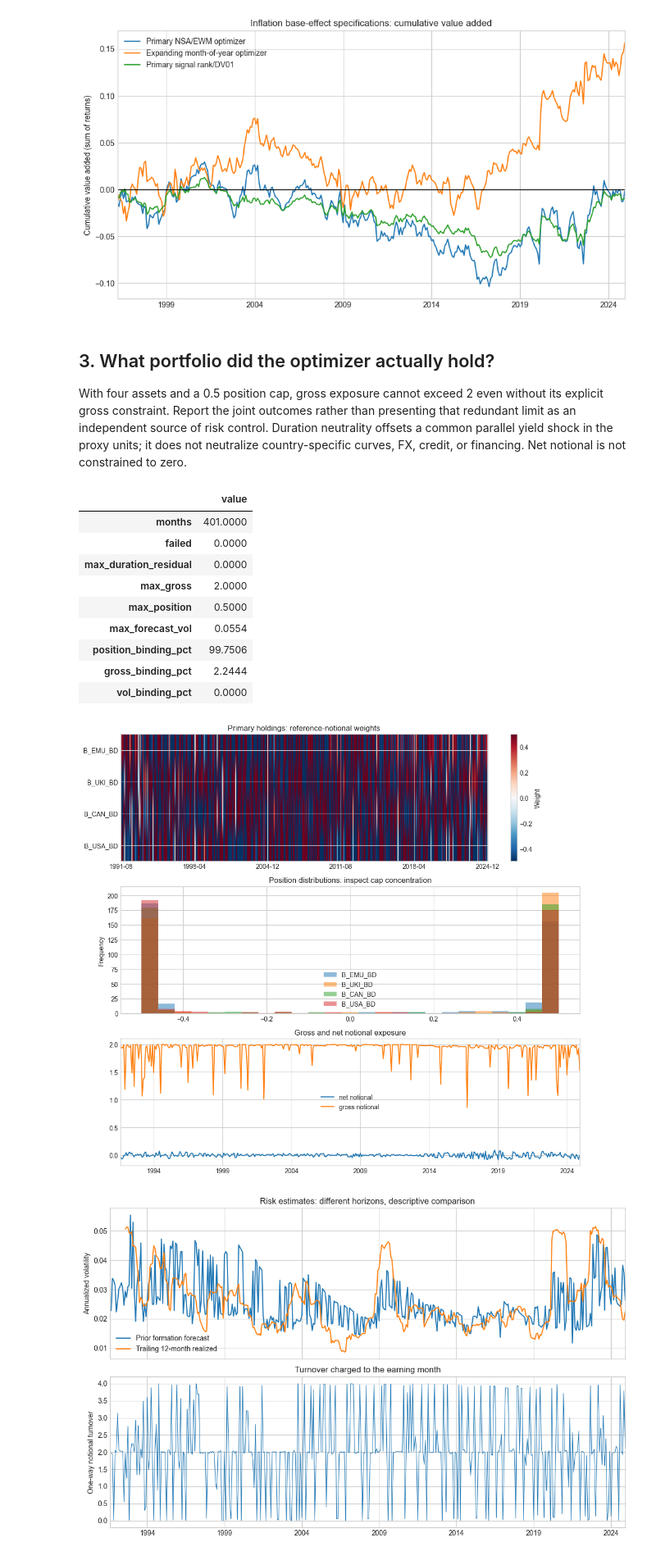
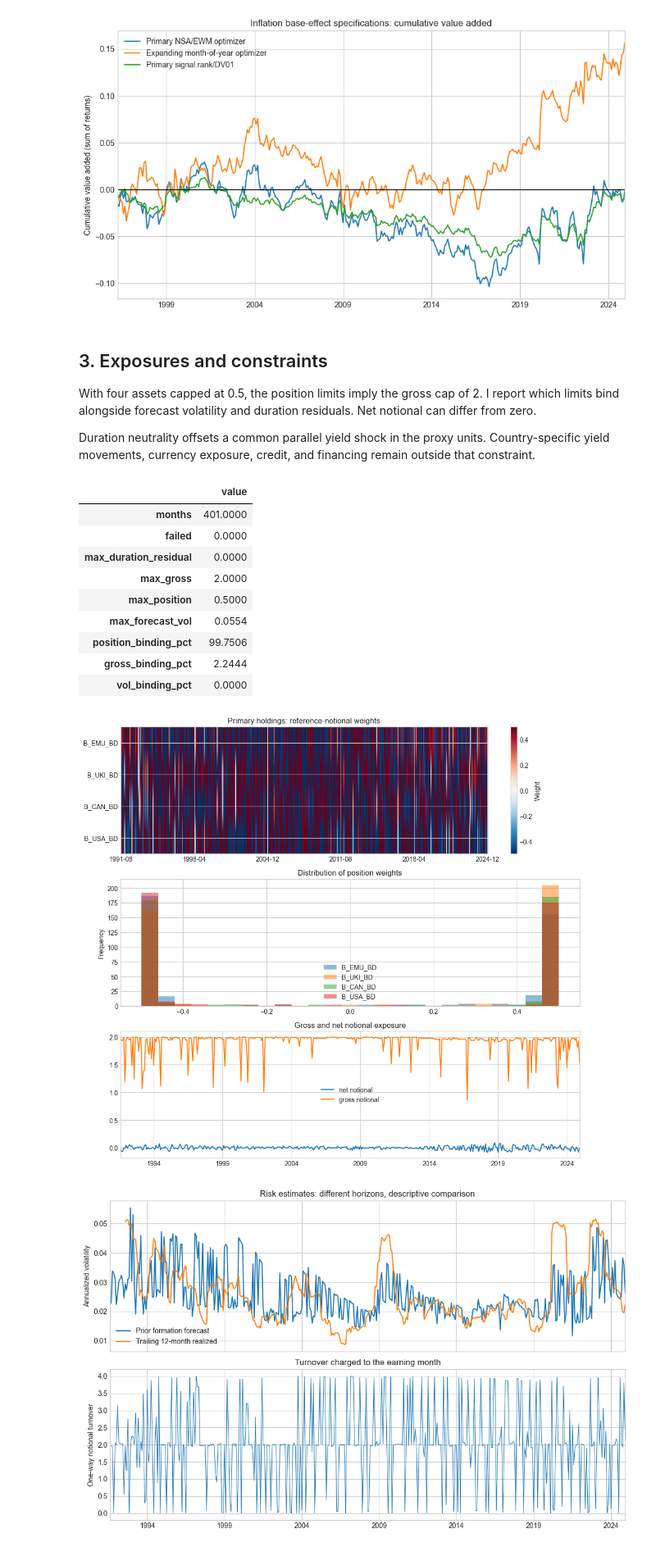
Before and after one commit to aslantah/inflation-base-effects, a Jupyter notebook: notebooks/02_signal_and_backtest.ipynb, the cells around one changed output. Shown at 82% size. Saved outputs shown, nothing was run; the diff lists cells and outputs as text; code cells hidden in the pictures.

```diff
--- a/notebooks/02_signal_and_backtest.ipynb
+++ b/notebooks/02_signal_and_backtest.ipynb
@@ -175,47 +178,48 @@ plt.show()
 # %% [output]
 [figure]
 # %% [markdown]
-## 3. What portfolio did the optimizer actually hold?
+## 3. Exposures and constraints
 
-With four assets and a 0.5 position cap, gross exposure cannot exceed 2 even
-without its explicit gross constraint. Report the joint outcomes rather than
-presenting that redundant limit as an independent source of risk control.
-Duration neutrality offsets a common parallel yield shock in the proxy units;
-it does not neutralize country-specific curves, FX, credit, or financing.
-Net notional is not constrained to zero.
+With four assets capped at 0.5, the position limits imply the gross cap of 2.
+I report which limits bind alongside forecast volatility and duration residuals.
+Net notional can differ from zero.
+
+Duration neutrality offsets a common parallel yield shock in the proxy units.
+Country-specific yield movements, currency exposure, credit, and financing
+remain outside that constraint.
 # %%
 display(constraint_summary(diagnostics).to_frame("value"))
 assert diagnostics.duration_residual.abs().max() < 1e-3
 assert diagnostics.gross_exposure.max() <= 2.001
 assert diagnostics.max_position.max() <= 0.501
 assert np.sqrt(12 * diagnostics.ex_ante_var.max()) <= 0.101
 fig, axes = plt.subplots(3, 1, figsize=(11, 10))
 image = axes[0].imshow(primary_h.T, aspect="auto", cmap="RdBu_r", vmin=-0.5, vmax=0.5)
 axes[0].set_yticks(range(len(primary_h.columns)), primary_h.columns)
 ticks = np.linspace(0, len(primary_h) - 1, 6).astype(int)
 axes[0].set_xticks(ticks, primary_h.index[ticks].strftime("%Y-%m"))
 axes[0].set_title("Primary holdings: reference-notional weights")
 fig.colorbar(image, ax=axes[0], label="Weight")
 primary_h.plot.hist(ax=axes[1], bins=25, alpha=0.5)
-axes[1].set_title("Position distributions: inspect cap concentration")
+axes[1].set_title("Distribution of position weights")
 pd.DataFrame(
     {"net notional": primary_h.sum(axis=1), "gross notional": primary_h.abs().sum(axis=1)}
 ).plot(ax=axes[2])
 axes[2].set_title("Gross and net notional exposure")
 fig.tight_layout()
 plt.show()
 # %% [output]
 |  | value |
 | months | 401.0000 |
 | failed | 0.0000 |
 | max_duration_residual | 0.0000 |
 | max_gross | 2.0000 |
 | max_position | 0.5000 |
 | max_forecast_vol | 0.0554 |
 | position_binding_pct | 99.7506 |
 | gross_binding_pct | 2.2444 |
 | vol_binding_pct | 0.0000 |
-[figure, old version]
+[figure, new version]
 # %%
 forecast_vol = np.sqrt(12 * diagnostics.ex_ante_var).shift(1)
 realized_vol = primary_perf.port_ret.rolling(12).std() * np.sqrt(12)
```
Also changed, not shown: parts of 16 cells of this notebook, 9 other files.
